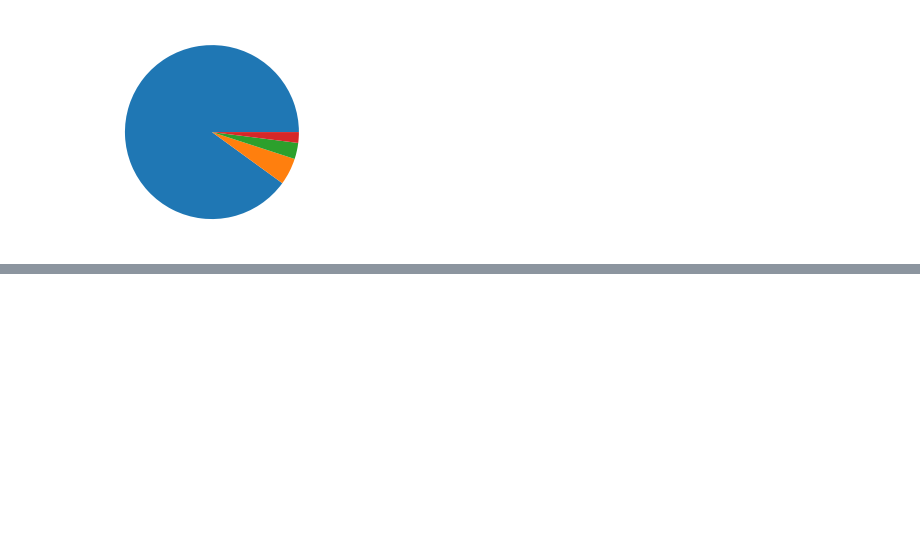
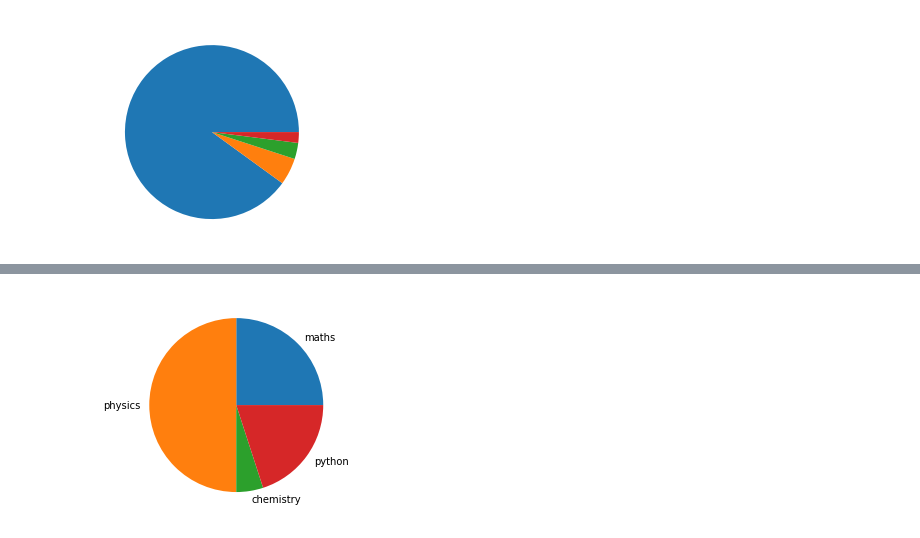
Before and after one commit to KOLLAVARSH/PYTHON-PROJECT, a Jupyter notebook: Matplotlib.ipynb, the cells around one changed output, grey strips where cells are left out. Saved outputs shown, nothing was run; the diff lists cells and outputs as text; code cells hidden in the pictures; blank space fills up the shorter version.

```diff
--- a/Matplotlib.ipynb
+++ b/Matplotlib.ipynb
@@ -109,0 +120,9 @@ plt.show()
+# %%
+import matplotlib.pyplot as plt
+import numpy as np
+y = np.array([25,50,5,20])
+subjects = (["maths","physics","chemistry","python"])
+plt.pie(y,labels = subjects)
+plt.show()
+# %% [output]
+[figure, added]
```
Also changed, not shown: parts of 1 cell of this notebook.
